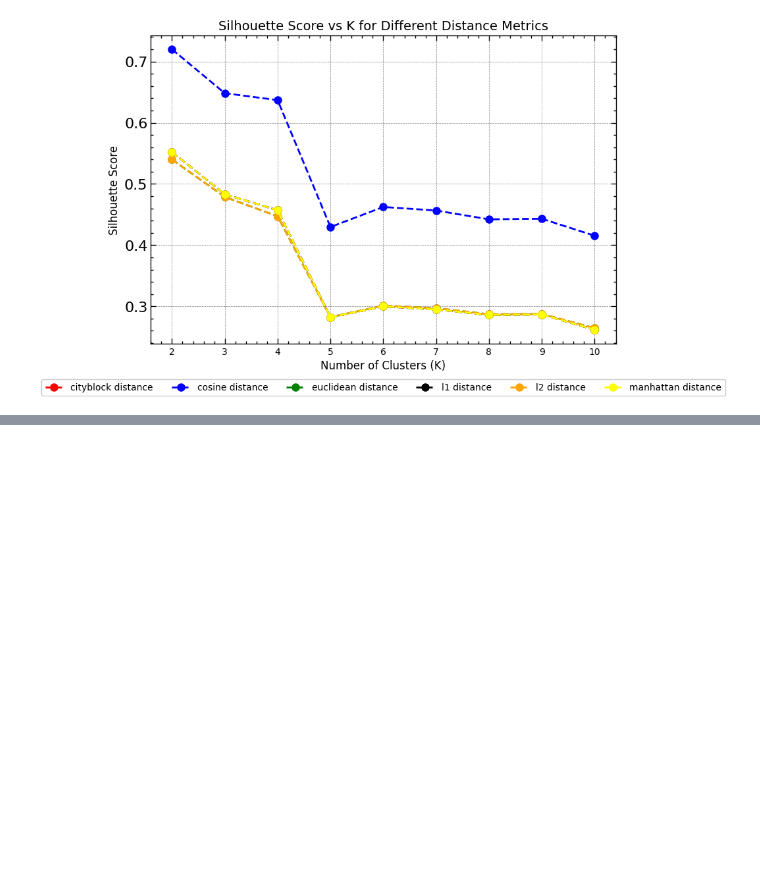
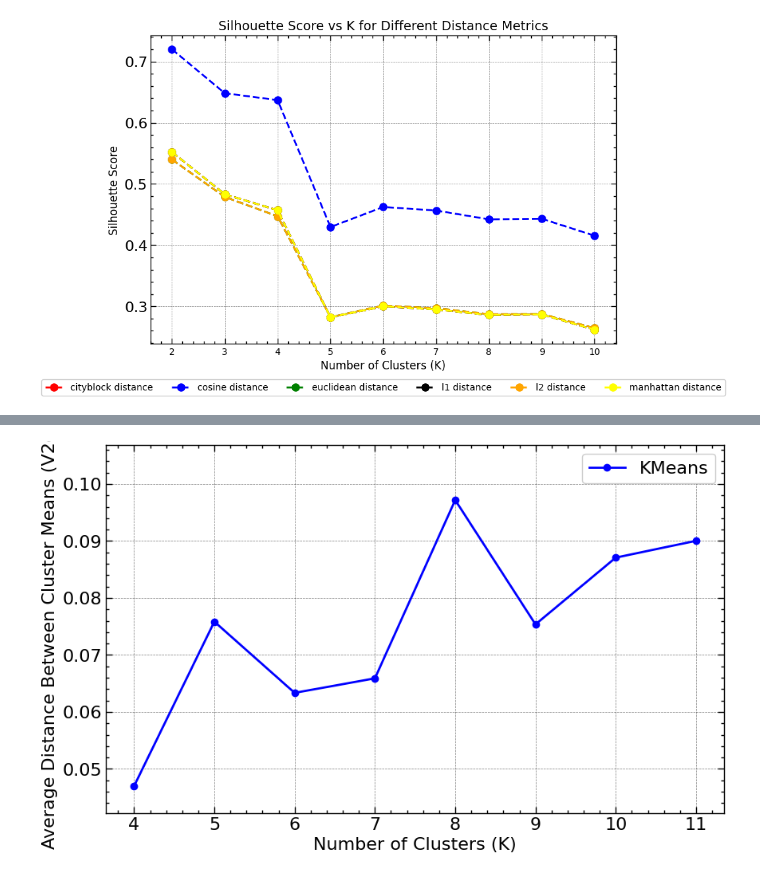
Before and after one commit to MarioPasc/complearn_projects, a Jupyter notebook: Clustering/code/k_means_clustering_sporulaton.ipynb, the cells around one changed output, grey strips where cells are left out. Cells and saved outputs as stored; diff of their text form; code cells hidden in the pictures; blank space fills up the shorter version.

```diff
--- a/Clustering/code/k_means_clustering_sporulaton.ipynb
+++ b/Clustering/code/k_means_clustering_sporulaton.ipynb
@@ -633,0 +797,98 @@ Silhouette Score for K=10, Distance=manhattan: 0.2618
+# %%
+def average_distance_between_means(
+    X_full,  # Full expression data (M x I)
+    X_reduced_list,  # List of reduced expression datasets (each M x (I - 1))
+    clusters_full,  # Cluster labels for the full dataset (length M)
+    clusters_reduced_list,  # List of cluster labels for reduced datasets (each length M)
+    time_points_removed
+):
+    """
+    Computes the average distance between cluster mean profiles as per V2(K).
+
+    Args:
+    - X_full (ndarray): Expression data for the full dataset (genes x time points).
+    - X_reduced_list (list of ndarray): List of expression data for reduced datasets.
+    - clusters_full (ndarray): Cluster labels for the full dataset.
+    - clusters_reduced_list (list of ndarray): List of cluster labels for reduced datasets.
+
+    Returns:
+    - V2 (float): Average distance between cluster mean profiles.
+    """
+    M, I = X_full.shape  # Number of genes and time points
+    l = len(X_reduced_list)  # Number of reduced datasets (should be I)
+    total_distance = 0.0
+
+    for i in range(len(time_points_removed)):
+        X_reduced = X_reduced_list[i]
+        clusters_reduced = clusters_reduced_list[i]
+
+        # Identify which time point was removed
+        time_point_removed = i  # Assuming each reduced dataset removes time point i
+
+        # Remove the same time point from X_full for fair comparison
+        X_full_reduced = np.delete(X_full, time_point_removed, axis=1)
+
+        # Align cluster labels between clusters_full and clusters_reduced
+        # Compute confusion matrix between clusters_full and clusters_reduced
+        cm = confusion_matrix(clusters_full, clusters_reduced)
+        # Use Hungarian algorithm to find best matching
+        row_ind, col_ind = linear_sum_assignment(-cm)
+        # Create mapping from clusters_reduced to clusters_full labels
+        label_mapping = {col: row for row, col in zip(row_ind, col_ind)}
+        # Map clusters_reduced to clusters_full labels
+        clusters_reduced_aligned = np.array([label_mapping.get(label, -1) for label in clusters_reduced])
+
+        # For each gene, compute the distance between cluster means
+        for g in range(M):
+            C_g0 = clusters_full[g]  # Cluster of gene g in full dataset
+            C_gi = clusters_reduced_aligned[g]  # Cluster of gene g in reduced dataset
+
+            # Get indices of genes in clusters C_g0 and C_gi
+            indices_C_g0 = np.where(clusters_full == C_g0)[0]
+            indices_C_gi = np.where(clusters_reduced_aligned == C_gi)[0]
+
+            # Compute mean expression profiles for clusters
+            mean_profile_C_g0 = np.mean(X_full_reduced[indices_C_g0], axis=0)
+            mean_profile_C_gi = np.mean(X_reduced[indices_C_gi], axis=0)
+
+            # Compute distance between mean profiles
+            distance = np.linalg.norm(mean_profile_C_g0 - mean_profile_C_gi)
+
+            total_distance += distance
+
+    V2 = total_distance / (M * I)
+    return V2
+
+scores = {}
+for k in [4,5,6,7,8,9,10,11]:
+    clusters_full, clusters_reduced_list = compute_cluster_reduced_list(
+        X_full=X,
+        K=k,
+        centroids_full=centroids_normalized,
+        time_point_indices=[0,1,2,3,4,5]  # Ensure this matches the reduced datasets
+    )
+    X_reducted_list = [np.delete(X, time_point_index, axis=1) for time_point_index in [0,1,2,3,4,5]]
+
+    time_points_removed = [0,1,2,3,4,5]
+    scores[k] = average_distance_between_means(
+        X,
+        X_reducted_list,
+        clusters_full,
+        clusters_reduced_list,
+        time_points_removed
+    )
+
+ks = list(scores.keys())
+v2_values = list(scores.values())
+
+plt.figure(figsize=(10, 6))
+plt.plot(ks, v2_values, marker='o', linestyle='-', color='b', label="KMeans")
+plt.xlabel("Number of Clusters (K)")
+plt.ylabel("Average Distance Between Cluster Means (V2(K))")
+plt.grid(True)
+# Adjust y-axis limits based on your data
+plt.ylim([min(v2_values) * 0.9, max(v2_values) * 1.1])
+plt.legend()
+plt.show()
+# %% [output]
+[figure, added]
```
Also changed, not shown: parts of 5 cells of this notebook.
